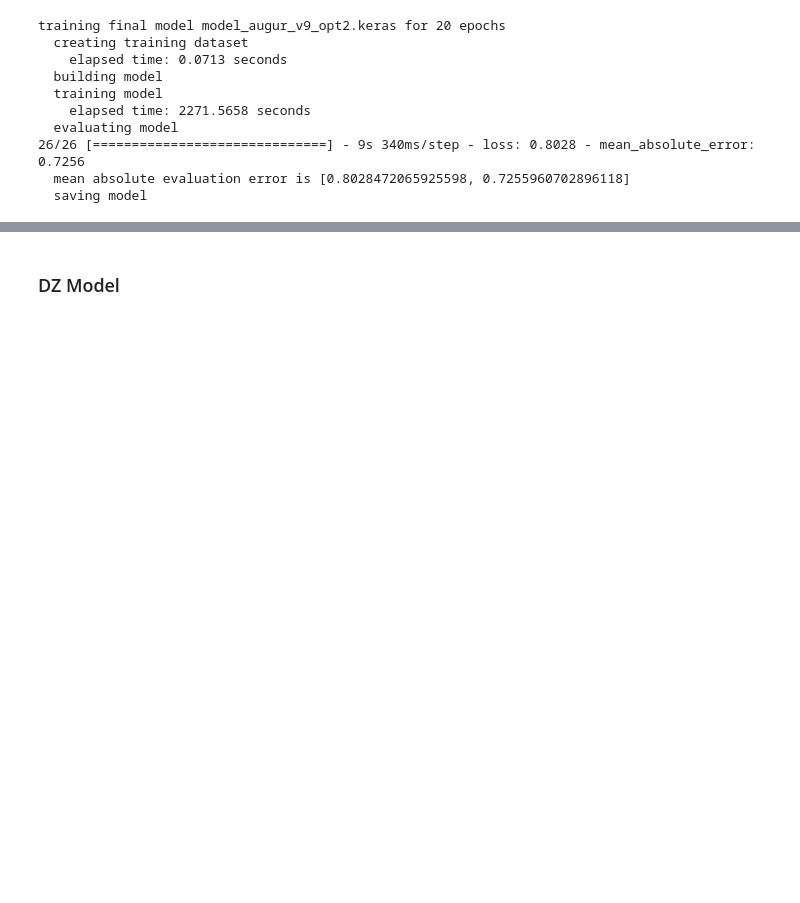
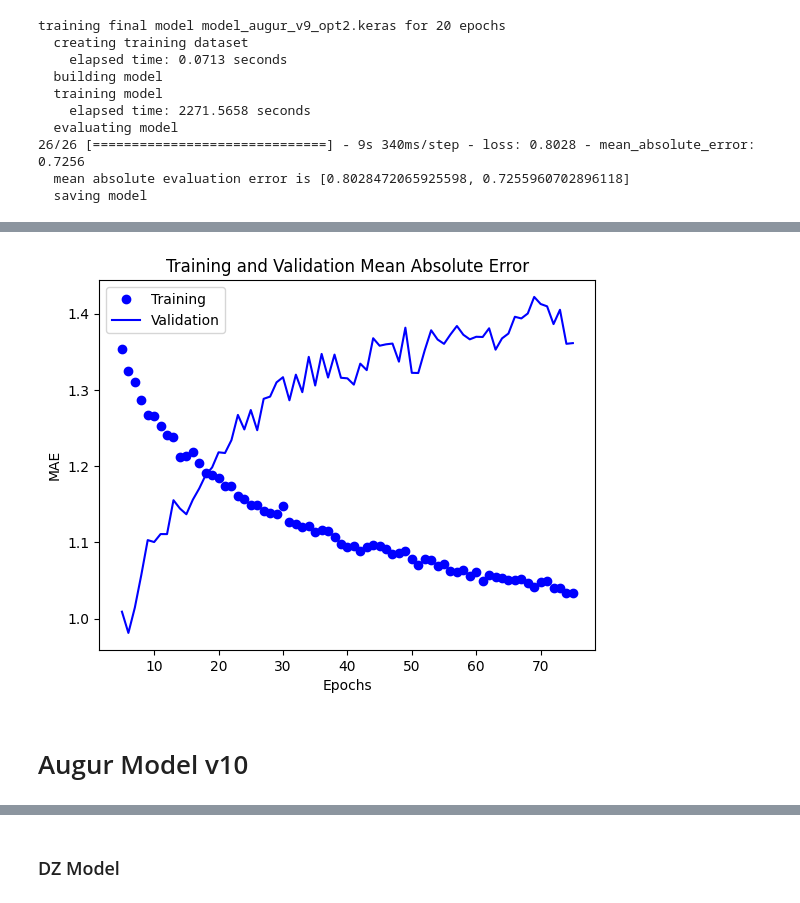
Before and after one commit to bleuchien/PTR-augur, a Jupyter notebook: notebooks/neuralnet_baseline-opt2.ipynb, the cells around one changed output, grey strips where cells are left out. Saved outputs shown, nothing was run; the diff lists cells and outputs as text; code cells hidden in the pictures; blank space fills up the shorter version.

```diff
--- a/notebooks/neuralnet_baseline-opt2.ipynb
+++ b/notebooks/neuralnet_baseline-opt2.ipynb
@@ -1164,0 +1318,4 @@ training final model model_augur_v9_opt2.keras for 20 epochs
+# %%
+plot_loss(average_train_mae, average_val_mae, start_epoch=5)
+# %% [output]
+[figure, added]
@@ -1164,0 +1359,2 @@ training final model model_augur_v9_opt2.keras for 20 epochs
+# %% [markdown]
+# Augur Model v10
```
Also changed, not shown: parts of 12 cells of this notebook, 1 other file.
